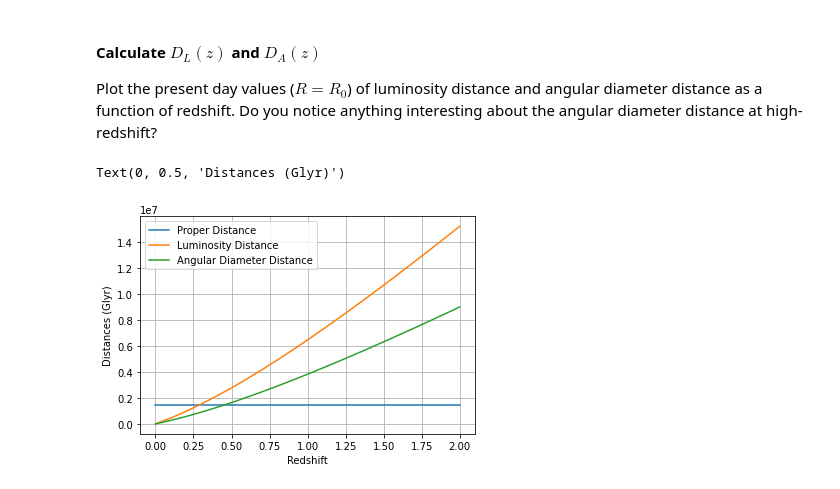
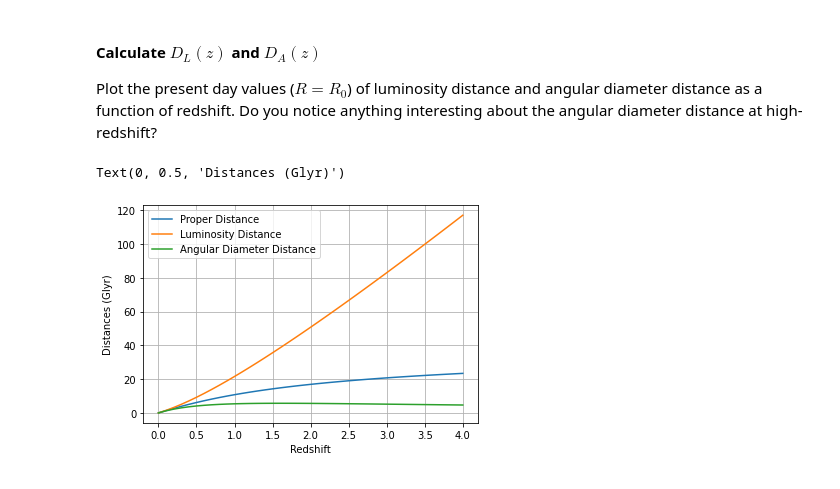
Before and after one commit to Eldred777/Cosmological_Project, a Jupyter notebook: DistancesInCosmology/Ciaran_distances.ipynb, the cells around one changed output. Cells and saved outputs as stored; diff of their text form; code cells hidden in the pictures.

```diff
--- a/DistancesInCosmology/Ciaran_distances.ipynb
+++ b/DistancesInCosmology/Ciaran_distances.ipynb
@@ -38,8 +38,8 @@ from scipy import integrate
 c = 299792.458 # km/s (speed of light)
 
 H0kmsmpc = 70.  # Hubble constant in km/s/Mpc
-H0s = H0kmsmpc * 3.2408e-20 # H0 in inverse seconds is H0 in km/s/Mpc * (3.2408e-20 Mpc/km)
-H0y = H0s * 3.154e7 * 1.e9 # H0 in inverse Giga years is H0 in inverse seconds * (3.154e7 seconds/year) * (1e9 years / Giga year)
+cH0mpc = c/H0kmsmpc   # c/H0 in Mpc  (the km/s cancel out in the numerator and denominator)
+cH0Glyr = cH0mpc * 3.262 / 1000 #c/H0 in billions of light years.  There are 3.262 light year / parsec
 # %% [markdown]
 ### 1.1 Write some code to calculate the distance to a galaxy at redshift z
 
@@ -48,8 +48,7 @@ Define the function you need to integrate, and integrate it for a single value o
 # Write a function for the integrand, i.e. $1/E(z)$,
 def Ez(z, om_r, om_m, om_l):
     om_k = 1 - om_r - om_m - om_l
-    onePlusZ = 1 + z
-    return np.sqrt(om_r * onePlusZ**4 + om_m * onePlusZ**3 + om_k * onePlusZ**2 + om_l )
+    return np.sqrt(om_r * (1 + z )**4 + om_m * (1 + z )**3 + om_k * (1 + z )**2 + om_l )
 
 def integrand(z, om_r, om_m, om_l):
     return 1/Ez(z, om_r, om_m, om_l)
@@ -111,8 +110,8 @@ print(f'{z_arr=}')
 # z = 0.3 distance
 # copied for consistency!
 z = 0.3
-xx = integrate.quad(ourEz,0,z, args=())[0]
-R0X = c*xx/H0y
+xx = integrate.quad(ourInt,0,z, args=())[0]
+R0X = xx * cH0Glyr
 
 distances = 1/(1+z_arr) * R0X
 
@@ -120,7 +119,7 @@ fig, ax = plt.subplots()
 ax.plot(z_arr, distances)
 ax.grid()
 ax.set_xlabel('Redshift')
-ax.set_ylabel('Distances (Glyr)')
+ax.set_ylabel('$R_0 \chi$ (Glyr)')
 # %% [output]
 z_arr=array([0. , 0.1, 0.2, 0.3, 0.4, 0.5, 0.6, 0.7, 0.8, 0.9, 1. , 1.1, 1.2,
        1.3, 1.4, 1.5, 1.6, 1.7, 1.8, 1.9, 2. , 2.1, 2.2, 2.3, 2.4, 2.5,
@@ -162,33 +161,36 @@ Plot the present day values ($R=R_0$) of luminosity distance and angular diamete
 # %%
 om = 0.3
 ol = 0.7
-cH0Glyr = c / H0y # todo check units
+# to get c/H0 in Glyr, we have c in km/s, c/H0s gives km, convert to Glyr
 
 zstart = 0.0
-zstop = 2.1
+zstop = 4.1
 zstep = 0.1 # Make this finer to make the plot smoother
 z_arr = np.arange(zstart,zstop,zstep)
 
-x_arr = np.array([integrate.quad(integrand,0,z, args=(0, om, ol))[0] for z in z_arr])
+myIntegrand = lambda x: integrand(x, 0, om, ol)
+# xx_arr = np.array([integrate.quad(integrand,1,z, args=(0, om, ol))[0] for z in z_arr])
+xx_arr = np.array([integrate.quad(myIntegrand,0,z)[0] for z in z_arr])
 
-ok = 1.0-om-ol
+R0X_arr = xx_arr * cH0Glyr
+
+ok = 1-om-ol
 # Proper distance
-DD = R0X * np.ones(len(z_arr))
+DD = R0X_arr
 # Luminosity distance
-DL = Sk(x_arr, ok) * (1 + z_arr) * cH0Glyr
+DL = Sk(xx_arr, ok) * (1 + z_arr) * cH0Glyr
 # Angular diameter distance
-DA = DL/(1+z)**2
+# DL = Sk(xx_arr, ok) / (1 + z_arr) * cH0Glyr
+DA = DL/( (1+z_arr)**2 )
 
 fig, ax = plt.subplots()
-
-
 ax.plot(z_arr,DD,label='Proper Distance')
 ax.plot(z_arr,DL,label='Luminosity Distance')
 ax.plot(z_arr,DA,label='Angular Diameter Distance')
 ax.legend()
 ax.grid()
 ax.set_xlabel('Redshift')
 ax.set_ylabel('Distances (Glyr)')
 # %% [output]
 Text(0, 0.5, 'Distances (Glyr)')
-[figure, old version]
+[figure, new version]
```
Also changed, not shown: parts of 3 cells of this notebook, 1 other file.
